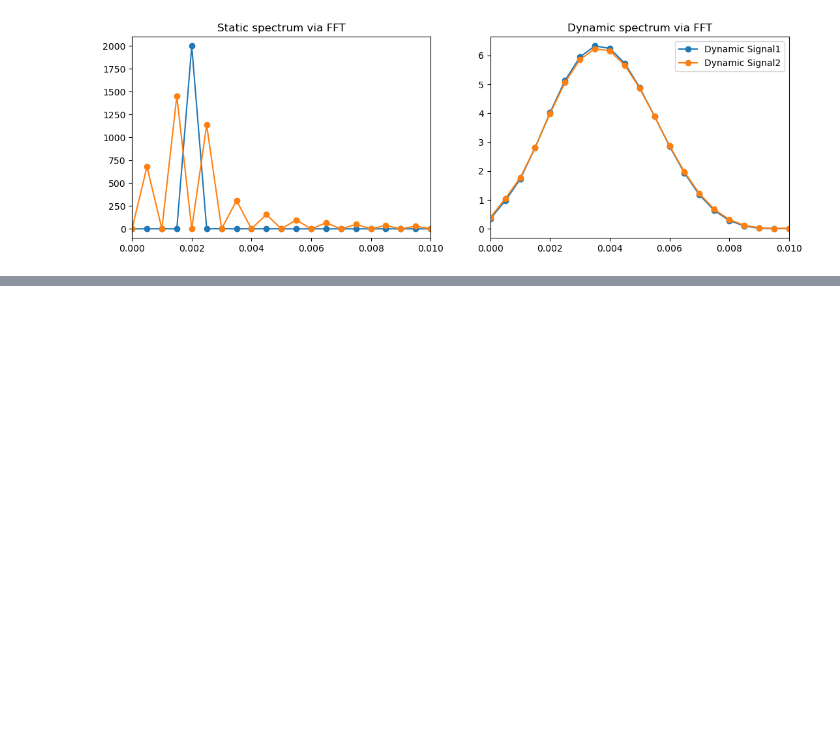
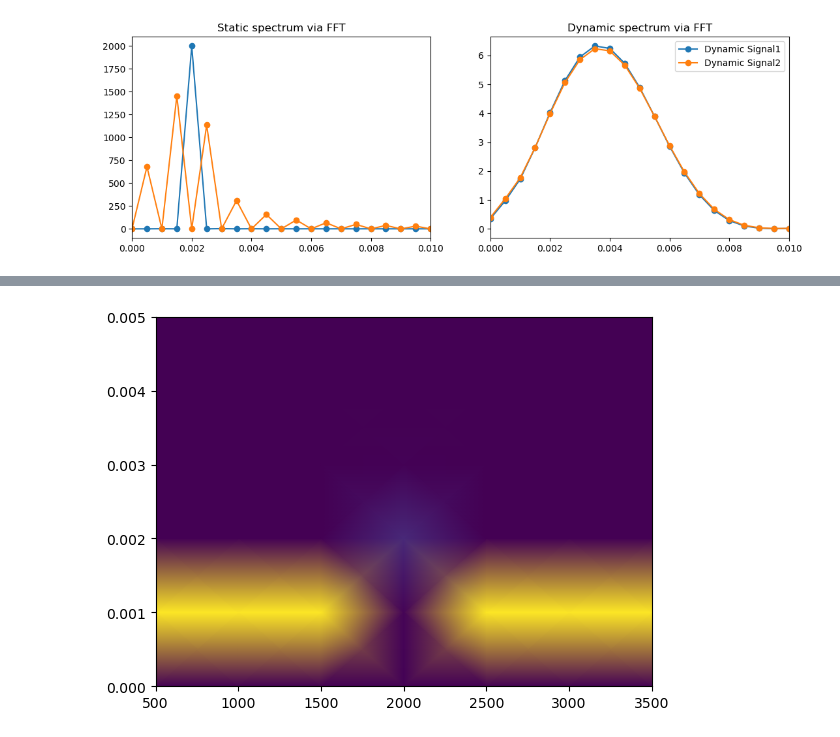
Before and after one commit to nasserqadri/spectral-analysis-time-series, a Jupyter notebook: Welch's method spectral analysis.ipynb, the cells around one changed output, grey strips where cells are left out. Saved outputs shown, nothing was run; the diff lists cells and outputs as text; code cells hidden in the pictures; blank space fills up the shorter version.

Commit message:
adding spectrogram

```diff
--- a/Welch's method spectral analysis.ipynb
+++ b/Welch's method spectral analysis.ipynb
@@ -72,0 +75,7 @@ plt.show()
+# %%
+f, t, Sxx = spectrogram(signal2, noverlap=500, nperseg=1000)
+plt.pcolormesh(t,f,Sxx,shading='gouraud')
+plt.ylim([0,0.005])
+plt.show()
+# %% [output]
+[figure, added]
```
Also changed, not shown: parts of 4 cells of this notebook.
